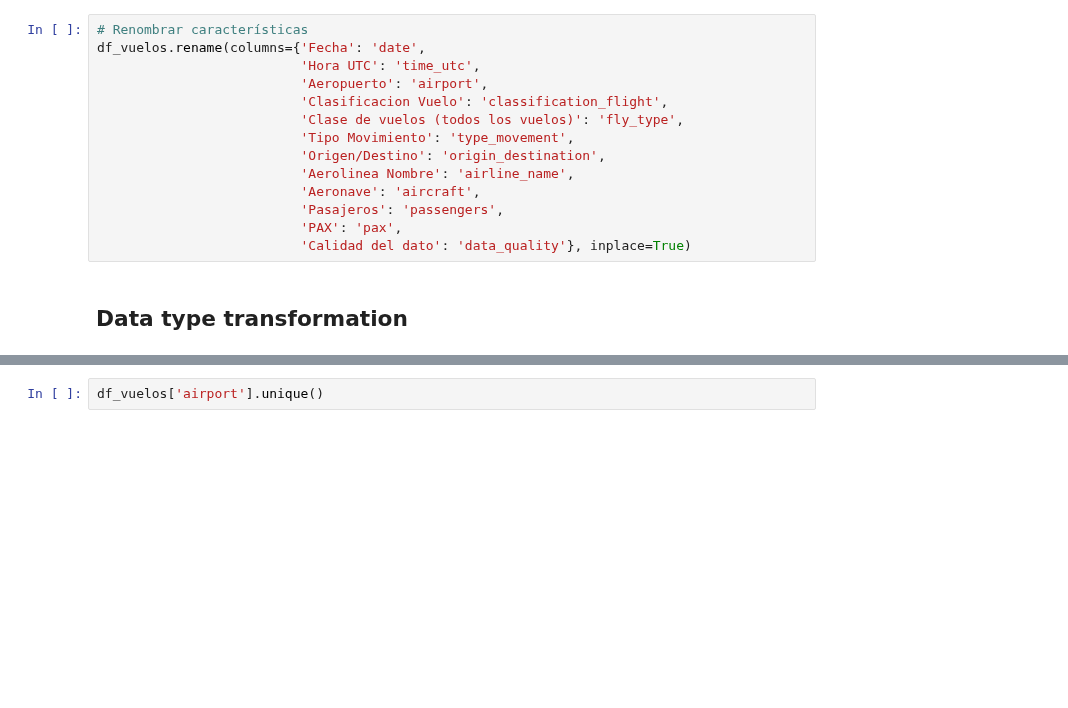
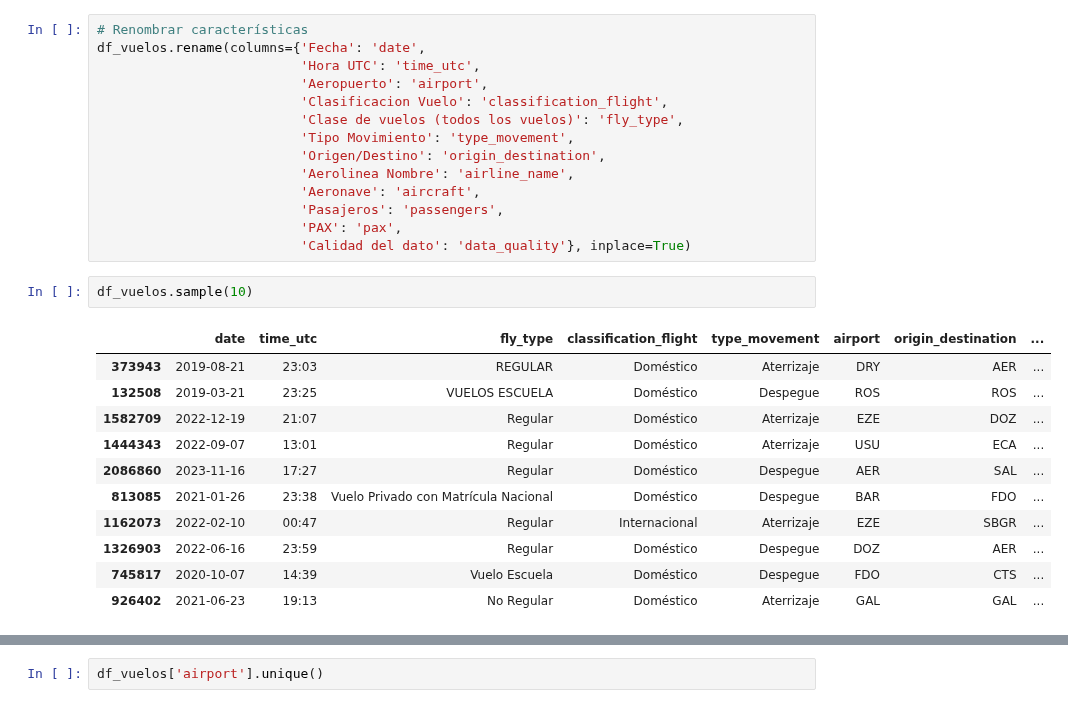
Before and after one commit to omanofx/portfolio, a Jupyter notebook: vuelos_anac/vuelos_anac_arg.ipynb, the cells around one changed output, grey strips where cells are left out. Saved outputs shown, nothing was run; the diff lists cells and outputs as text; blank space fills up the shorter version.

```diff
--- a/vuelos_anac/vuelos_anac_arg.ipynb
+++ b/vuelos_anac/vuelos_anac_arg.ipynb
@@ -472,5 +472,17 @@ df_vuelos.rename(columns={'Fecha': 'date',
                           'Pasajeros': 'passengers',
                           'PAX': 'pax',
                           'Calidad del dato': 'data_quality'}, inplace=True)
-# %% [markdown]
-## Data type transformation
+# %%
+df_vuelos.sample(10)
+# %% [output]
+|  | date | time_utc | fly_type | classification_flight | type_movement | airport | origin_destination | ... |
+| 373943 | 2019-08-21 | 23:03 | REGULAR | Doméstico | Aterrizaje | DRY | AER | ... |
+| 132508 | 2019-03-21 | 23:25 | VUELOS ESCUELA | Doméstico | Despegue | ROS | ROS | ... |
+| 1582709 | 2022-12-19 | 21:07 | Regular | Doméstico | Aterrizaje | EZE | DOZ | ... |
+| 1444343 | 2022-09-07 | 13:01 | Regular | Doméstico | Aterrizaje | USU | ECA | ... |
+| 2086860 | 2023-11-16 | 17:27 | Regular | Doméstico | Despegue | AER | SAL | ... |
+| 813085 | 2021-01-26 | 23:38 | Vuelo Privado con Matrícula Nacional | Doméstico | Despegue | BAR | FDO | ... |
+| 1162073 | 2022-02-10 | 00:47 | Regular | Internacional | Aterrizaje | EZE | SBGR | ... |
+| 1326903 | 2022-06-16 | 23:59 | Regular | Doméstico | Despegue | DOZ | AER | ... |
+| 745817 | 2020-10-07 | 14:39 | Vuelo Escuela | Doméstico | Despegue | FDO | CTS | ... |
+| 926402 | 2021-06-23 | 19:13 | No Regular | Doméstico | Aterrizaje | GAL | GAL | ... |
```
Also changed, not shown: parts of 22 cells of this notebook.
